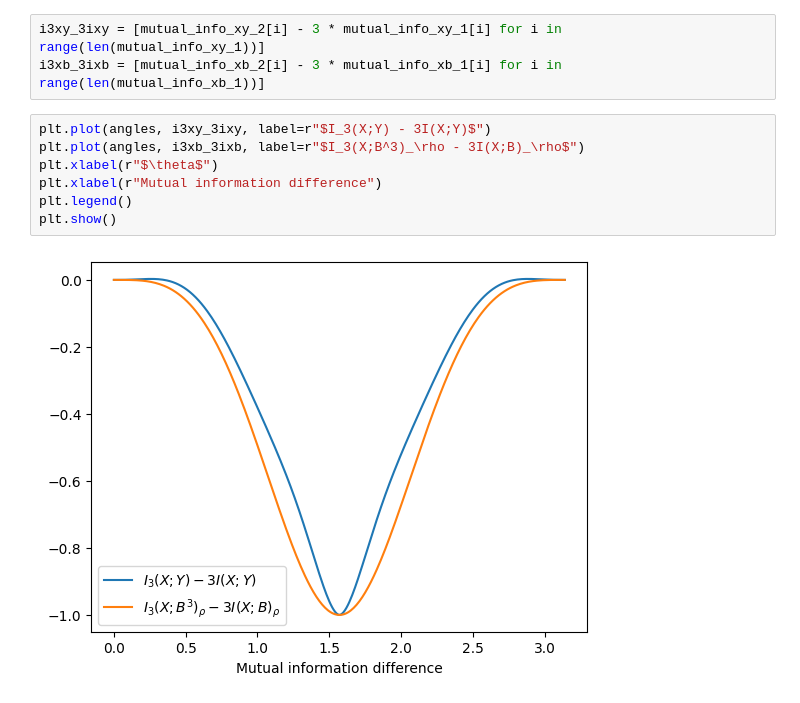
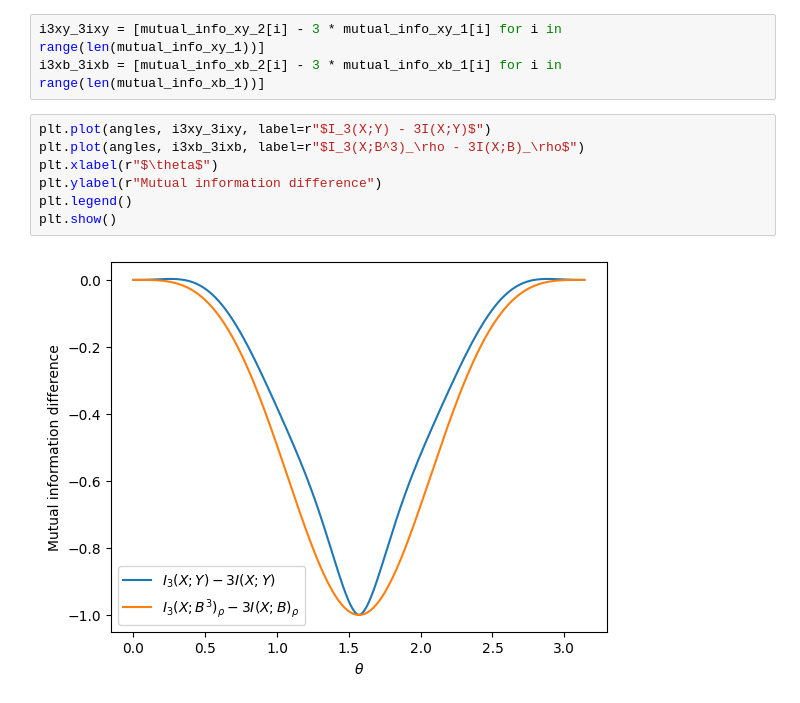
Before and after one commit to pau-torrente/qinfo_homework5, a Jupyter notebook: lhw5_javier.ipynb, the cells around one changed output. Cells and saved outputs as stored; diff of their text form.

```diff
--- a/lhw5_javier.ipynb
+++ b/lhw5_javier.ipynb
@@ -354,9 +354,9 @@ i3xb_3ixb = [mutual_info_xb_2[i] - 3 * mutual_info_xb_1[i] for i in range(len(mu
 # %%
 plt.plot(angles, i3xy_3ixy, label=r"$I_3(X;Y) - 3I(X;Y)$")
 plt.plot(angles, i3xb_3ixb, label=r"$I_3(X;B^3)_\rho - 3I(X;B)_\rho$")
 plt.xlabel(r"$\theta$")
-plt.xlabel(r"Mutual information difference")
+plt.ylabel(r"Mutual information difference")
 plt.legend()
 plt.show()
 # %% [output]
-[figure, old version]
+[figure, new version]
```
